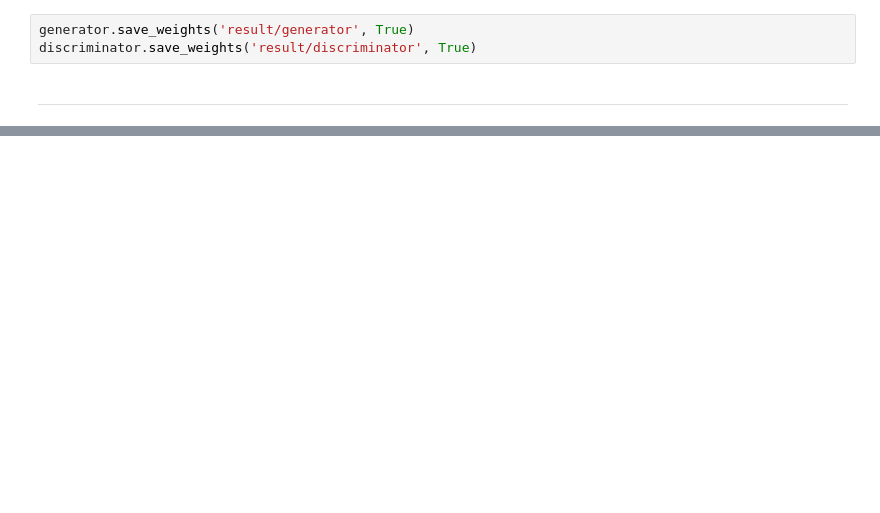
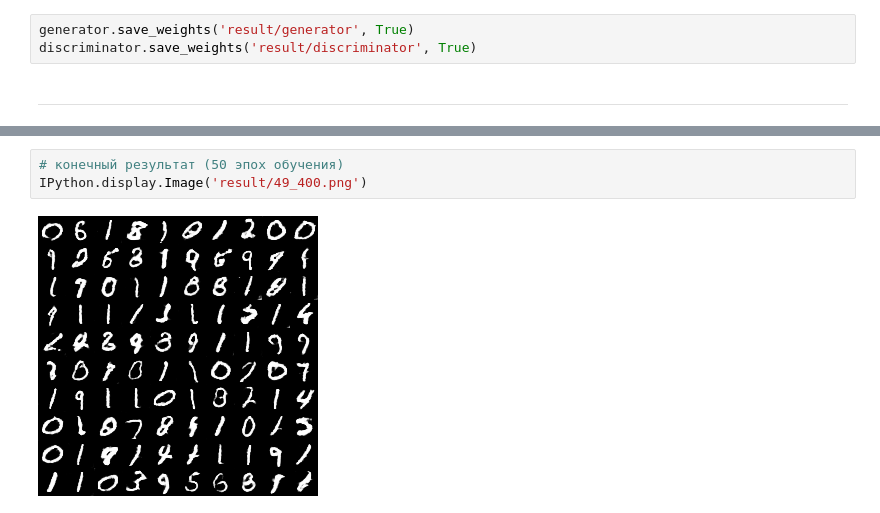
Before and after one commit to mechanoid5/ml_lectorium_legacy, a Jupyter notebook: examples/23-gan/01-gan-mnist.ipynb, the cells around one changed output, grey strips where cells are left out. Drawn from its saved outputs; the diff is of its cells as text; blank space fills up the shorter version.

```diff
--- a/examples/23-gan/01-gan-mnist.ipynb
+++ b/examples/23-gan/01-gan-mnist.ipynb
@@ -312,0 +256,5 @@ discriminator.save_weights('result/discriminator', True)
+# %%
+# конечный результат (50 эпох обучения)
+IPython.display.Image('result/49_400.png')
+# %% [output]
+[figure, added]
```
Also changed, not shown: parts of 18 cells of this notebook.
